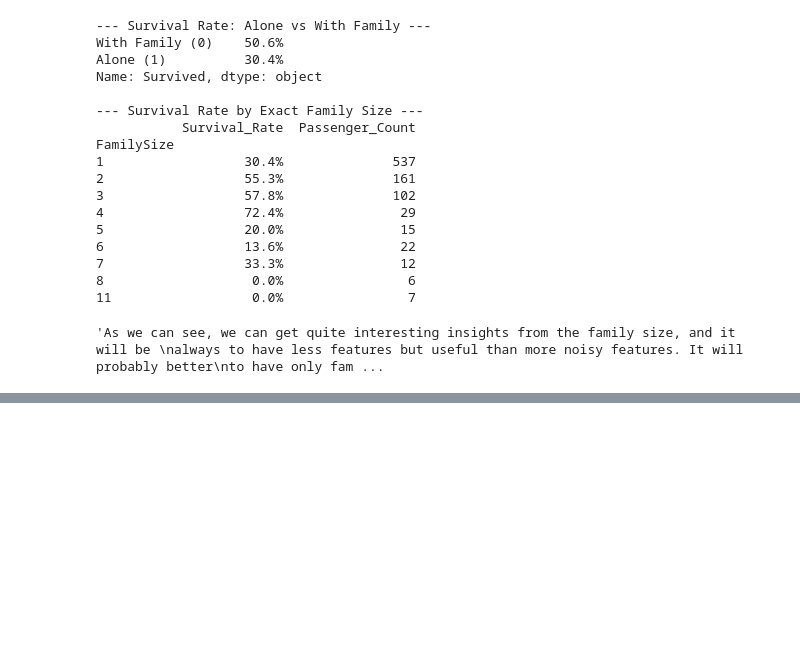
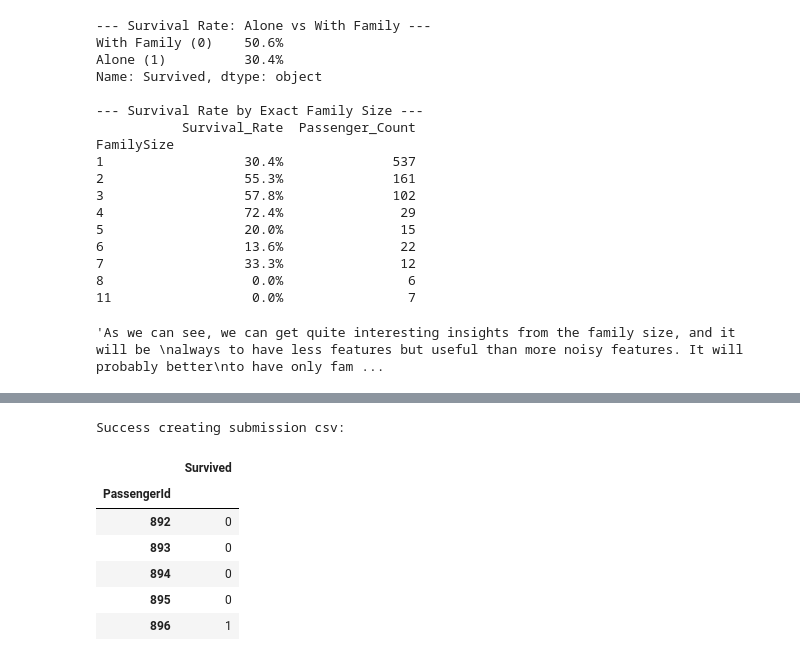
Before and after one commit to AlexPMontes/Kaggle-Classic-Titanic, a Jupyter notebook: titanic-model.ipynb, the cells around one changed output, grey strips where cells are left out. Drawn from its saved outputs; the diff is of its cells as text; code cells hidden in the pictures; blank space fills up the shorter version.

Commit message:
feat: first model, only 75% accuracy on submission

```diff
--- a/titanic-model.ipynb
+++ b/titanic-model.ipynb
@@ -331,7 +332,6 @@ final_encoder = ColumnTransformer(
 )
 # %%
 # Pre-processing pipeline
-from sklearn.pipeline import Pipeline
 
 pre_processing = Pipeline(steps=[
     ("age", age_imputer),
@@ -342,3 +342,9 @@ pre_processing = Pipeline(steps=[
 ])
 
 pre_processing.set_output(transform="pandas") # To have a dataframe instead of an array
+
+
+X = df_train.drop(columns=['Survived'])
+y = df_train['Survived']
+
+X_train_processed = pre_processing.fit_transform(X)
@@ -362,0 +351,17 @@ Pipeline(steps=[('age',
+# %%
+# Train/Valid Split
+
+from sklearn.model_selection import train_test_split
+
+X = df_train.drop(columns=['Survived'])
+y = df_train['Survived']
+
+X_train, X_val, y_train, y_val = train_test_split(
+    X,
+    y,
+    test_size=0.2,
+    random_state=42
+)
+
+X_train_processed = pre_processing.fit_transform(X_train)
+X_val_processed = pre_processing.transform(X_val)
@@ -362,0 +404,30 @@ Pipeline(steps=[('age',
+# %%
+# Final model fitting with all the data
+
+X_full_processed = pre_processing.fit_transform(X)
+
+xgb_final = XGBClassifier(random_state=42, eval_metric='logloss')
+xgb_final.fit(X_full_processed, y)
+
+X_test_processed = pre_processing.transform(df_test)
+
+test_predictions = xgb_final.predict(X_test_processed)
+
+# Create submission
+submission = pd.DataFrame({
+    'Survived': test_predictions
+}, index=df_test.index)
+
+submission.to_csv('submission.csv')
+
+print("Success creating submission csv: ")
+submission.head()
+# %% [output]
+Success creating submission csv:
+|  | Survived |
+| PassengerId |  |
+| 892 | 0 |
+| 893 | 0 |
+| 894 | 0 |
+| 895 | 0 |
+| 896 | 1 |
```
Also changed, not shown: parts of 3 cells of this notebook.
